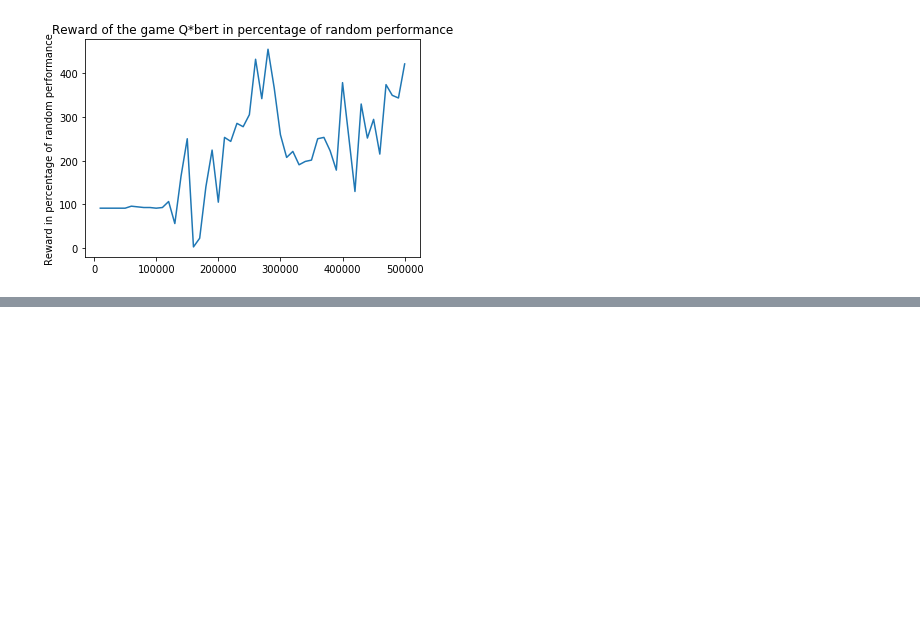
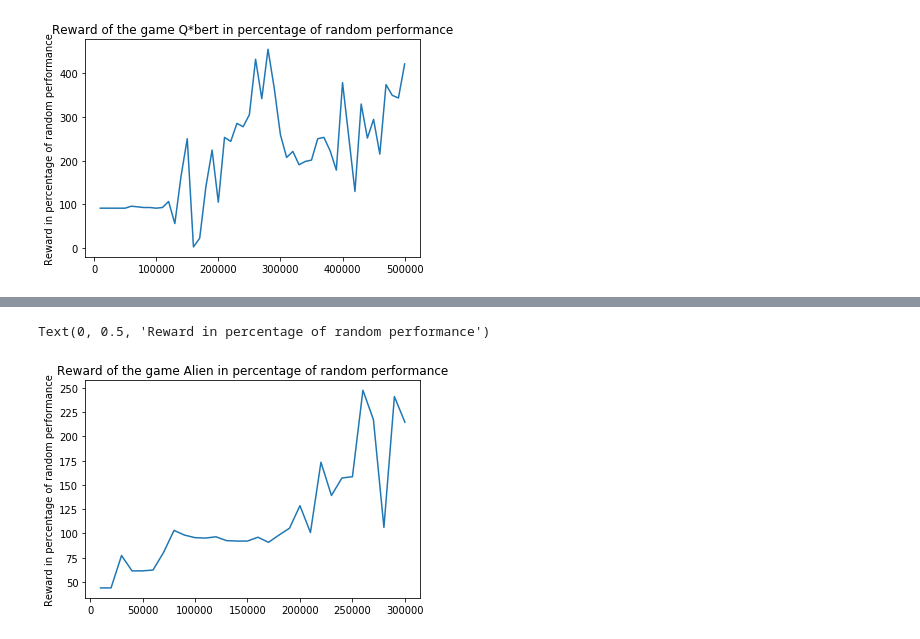
Before and after one commit to BWallyn/Rainbow, a Jupyter notebook: visualization/Visualization_results.ipynb, the cells around one changed output, grey strips where cells are left out. Saved outputs shown, nothing was run; the diff lists cells and outputs as text; code cells hidden in the pictures; blank space fills up the shorter version.

```diff
--- a/visualization/Visualization_results.ipynb
+++ b/visualization/Visualization_results.ipynb
@@ -124,0 +162,7 @@ Text(0, 0.5, 'Reward in percentage of random performance')
+# %%
+plt.plot(df_alien_nomultistep['points_test'], df_alien_nomultistep['avg_reward_perc_rand'])
+plt.title('Reward of the game Alien in percentage of random performance')
+plt.ylabel('Reward in percentage of random performance')
+# %% [output]
+Text(0, 0.5, 'Reward in percentage of random performance')
+[figure, added]
```
Also changed, not shown: parts of 31 cells of this notebook, 17 other files.
